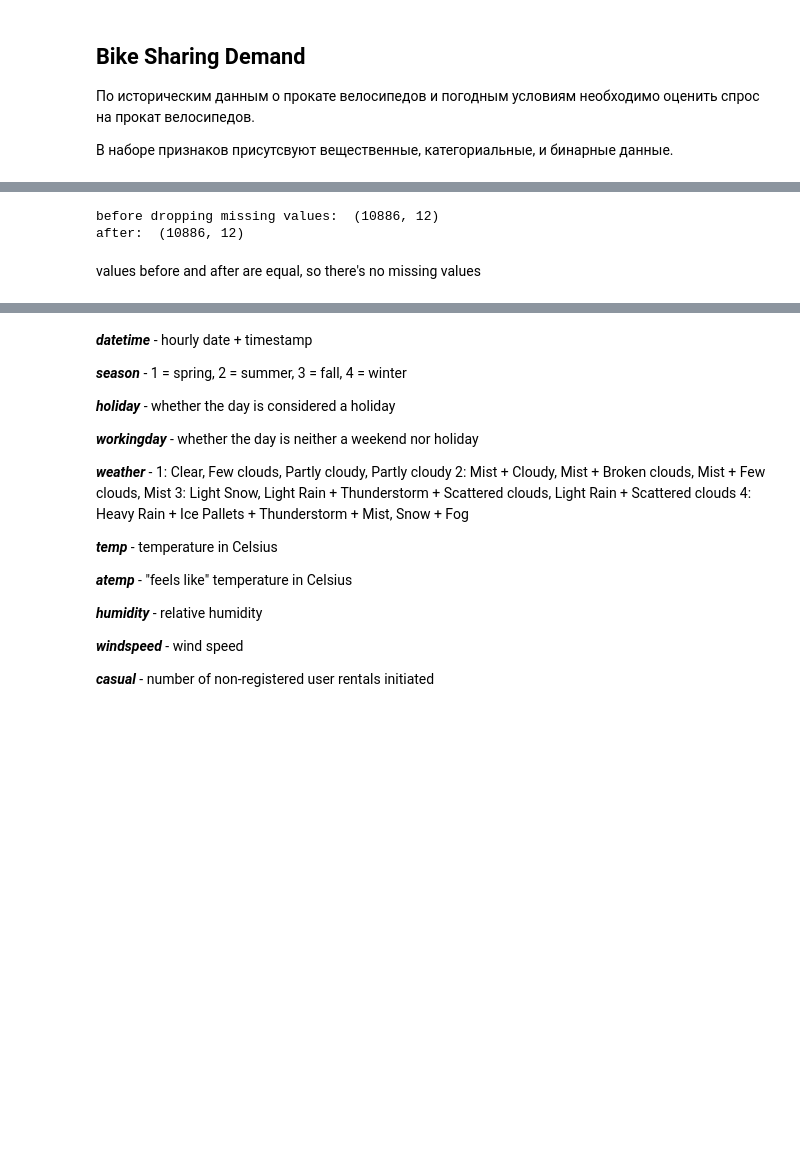
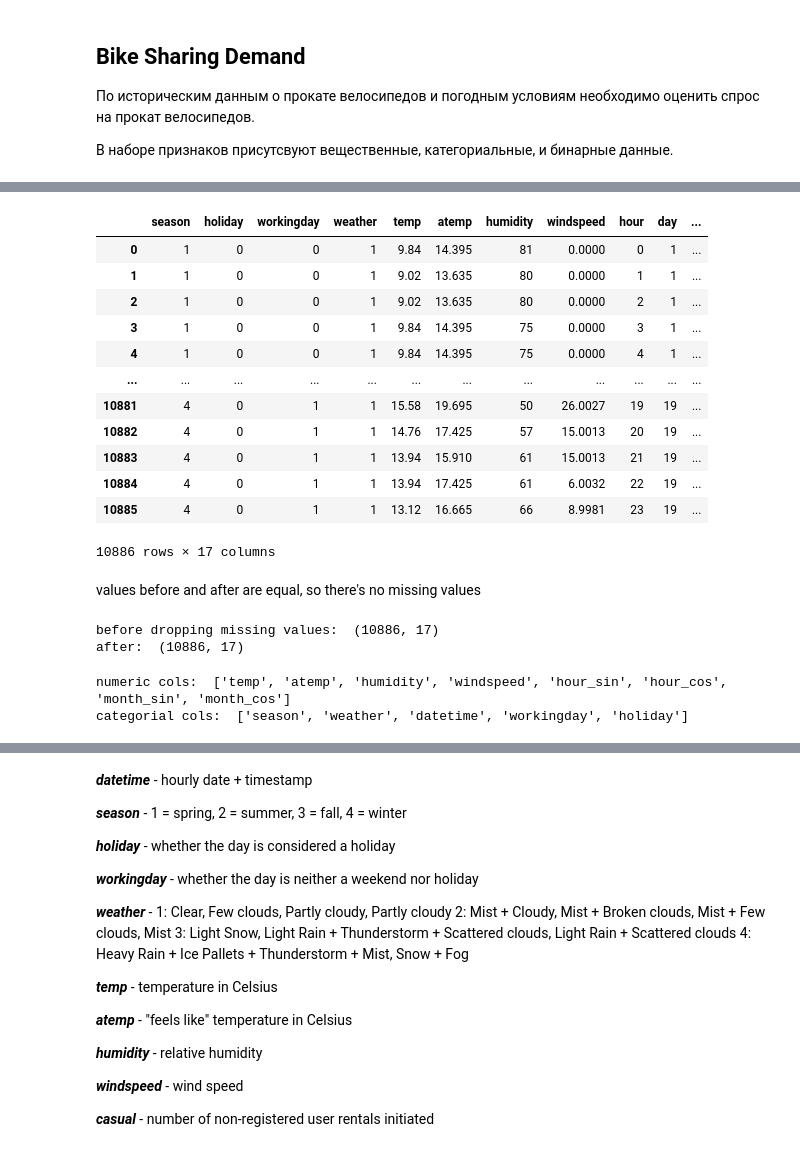
Before and after one commit to poslam/sem5-ds, a Jupyter notebook: work/4/4.ipynb, the cells around one changed output, grey strips where cells are left out. Drawn from its saved outputs; the diff is of its cells as text; code cells hidden in the pictures; blank space fills up the shorter version.

```diff
--- a/work/4/4.ipynb
+++ b/work/4/4.ipynb
@@ -286,10 +226,75 @@ categorial cols:  ['season', 'holiday', 'weather', 'workingday']
-# %%
-print("before dropping missing values: ", X.shape)
-print("after: ", X.dropna().shape)
-# %% [output]
-before dropping missing values:  (10886, 12)
-after:  (10886, 12)
+# %%
+# Предполагаем, что у нас есть столбец 'datetime' в формате datetime
+def extract_datetime_features(df, datetime_column):
+    # Создаем копию DataFrame
+    df = df.copy()
+
+    # Извлекаем различные временные характеристики
+    df['hour'] = df[datetime_column].dt.hour
+    df['day'] = df[datetime_column].dt.day
+    df['month'] = df[datetime_column].dt.month
+    df['year'] = df[datetime_column].dt.year
+    df['dayofweek'] = df[datetime_column].dt.dayofweek
+
+    # Можно добавить циклические признаки для часов и месяцев
+    df['hour_sin'] = np.sin(2 * np.pi * df['hour']/24)
+    df['hour_cos'] = np.cos(2 * np.pi * df['hour']/24)
+    df['month_sin'] = np.sin(2 * np.pi * df['month']/12)
+    df['month_cos'] = np.cos(2 * np.pi * df['month']/12)
+
+    # Удаляем исходный столбец datetime
+    df.drop(columns=[datetime_column], inplace=True)
+
+    return df
+
+X["datetime"] = pd.to_datetime(X["datetime"])
+
+# Применяем преобразование
+X_dt_done = extract_datetime_features(X, 'datetime')
+
+X_dt_done
+# %% [output]
+|  | season | holiday | workingday | weather | temp | atemp | humidity | windspeed | hour | day | ... |
+| 0 | 1 | 0 | 0 | 1 | 9.84 | 14.395 | 81 | 0.0000 | 0 | 1 | ... |
+| 1 | 1 | 0 | 0 | 1 | 9.02 | 13.635 | 80 | 0.0000 | 1 | 1 | ... |
+| 2 | 1 | 0 | 0 | 1 | 9.02 | 13.635 | 80 | 0.0000 | 2 | 1 | ... |
+| 3 | 1 | 0 | 0 | 1 | 9.84 | 14.395 | 75 | 0.0000 | 3 | 1 | ... |
+| 4 | 1 | 0 | 0 | 1 | 9.84 | 14.395 | 75 | 0.0000 | 4 | 1 | ... |
+| ... | ... | ... | ... | ... | ... | ... | ... | ... | ... | ... | ... |
+| 10881 | 4 | 0 | 1 | 1 | 15.58 | 19.695 | 50 | 26.0027 | 19 | 19 | ... |
+| 10882 | 4 | 0 | 1 | 1 | 14.76 | 17.425 | 57 | 15.0013 | 20 | 19 | ... |
+| 10883 | 4 | 0 | 1 | 1 | 13.94 | 15.910 | 61 | 15.0013 | 21 | 19 | ... |
+| 10884 | 4 | 0 | 1 | 1 | 13.94 | 17.425 | 61 | 6.0032 | 22 | 19 | ... |
+| 10885 | 4 | 0 | 1 | 1 | 13.12 | 16.665 | 66 | 8.9981 | 23 | 19 | ... |
+10886 rows × 17 columns
 # %% [markdown]
 values before and after are equal, so there's no missing values
+# %%
+print("before dropping missing values: ", X_dt_done.shape)
+print("after: ", X_dt_done.dropna().shape)
+# %% [output]
+before dropping missing values:  (10886, 17)
+after:  (10886, 17)
+# %%
+numeric_cols = [
+    "temp",
+    "atemp",
+    "humidity",
+    "windspeed",
+    "hour_sin",
+    "hour_cos",
+    "month_sin",
+    "month_cos",
+]
+categorical_cols = list(set(X.columns.values.tolist()) - set(numeric_cols))
+
+print("numeric cols: ", numeric_cols)
+print("categorial cols: ", categorical_cols)
+
+X_dt_done = X_dt_done[numeric_cols]
+X_cat = X[categorical_cols]
+# %% [output]
+numeric cols:  ['temp', 'atemp', 'humidity', 'windspeed', 'hour_sin', 'hour_cos', 'month_sin', 'month_cos']
+categorial cols:  ['season', 'weather', 'datetime', 'workingday', 'holiday']
 # %%
 enc = OneHotEncoder(handle_unknown="ignore", drop="first", sparse_output=False)
```
Also changed, not shown: parts of 14 cells of this notebook, 2 other files.
